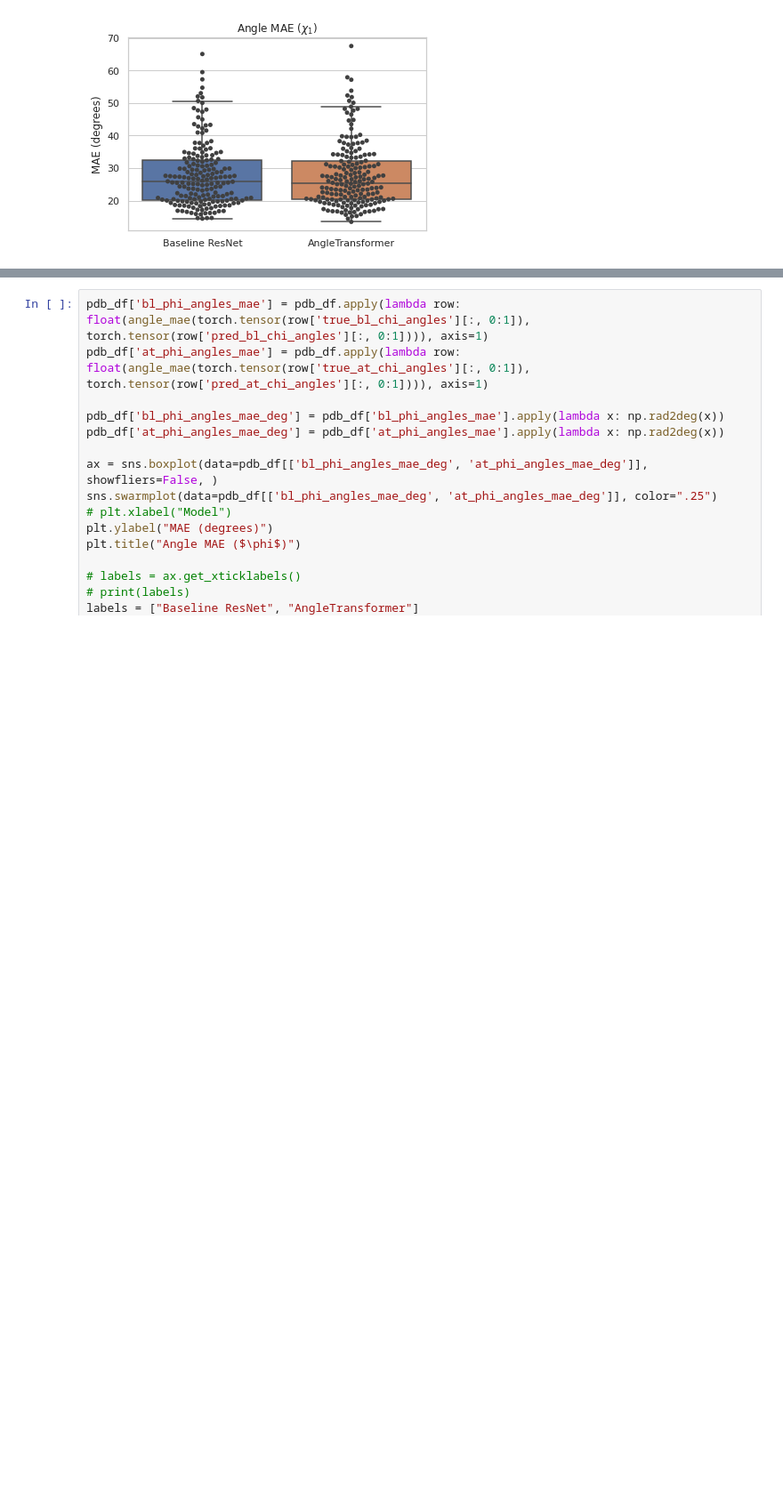
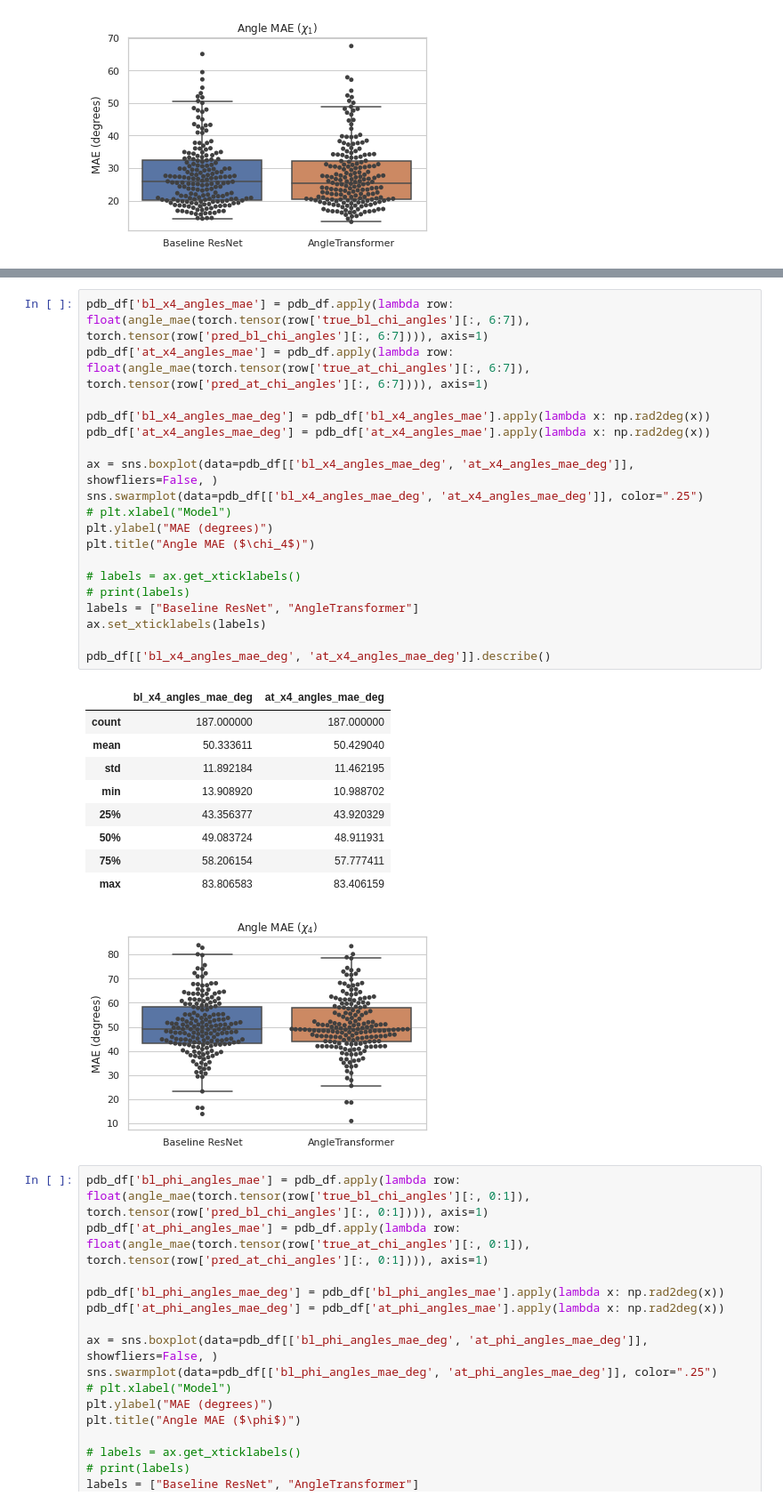
Before and after one commit to jonathanking/openfold, a Jupyter notebook: jk_research/angletransformer/230617_AT_angle_analysis.ipynb, the cells around one changed output, grey strips where cells are left out. Shown at 89% size. Cells and saved outputs as stored; diff of their text form; blank space fills up the shorter version.

```diff
--- a/jk_research/angletransformer/230617_AT_angle_analysis.ipynb
+++ b/jk_research/angletransformer/230617_AT_angle_analysis.ipynb
@@ -356,3 +416,33 @@ pdb_df[['bl_x1_angles_mae_deg', 'at_x1_angles_mae_deg']].describe()
+# %%
+pdb_df['bl_x4_angles_mae'] = pdb_df.apply(lambda row: float(angle_mae(torch.tensor(row['true_bl_chi_angles'][:, 6:7]), torch.tensor(row['pred_bl_chi_angles'][:, 6:7]))), axis=1)
+pdb_df['at_x4_angles_mae'] = pdb_df.apply(lambda row: float(angle_mae(torch.tensor(row['true_at_chi_angles'][:, 6:7]), torch.tensor(row['pred_at_chi_angles'][:, 6:7]))), axis=1)
+
+pdb_df['bl_x4_angles_mae_deg'] = pdb_df['bl_x4_angles_mae'].apply(lambda x: np.rad2deg(x))
+pdb_df['at_x4_angles_mae_deg'] = pdb_df['at_x4_angles_mae'].apply(lambda x: np.rad2deg(x))
+
+ax = sns.boxplot(data=pdb_df[['bl_x4_angles_mae_deg', 'at_x4_angles_mae_deg']], showfliers=False, )
+sns.swarmplot(data=pdb_df[['bl_x4_angles_mae_deg', 'at_x4_angles_mae_deg']], color=".25")
+# plt.xlabel("Model")
+plt.ylabel("MAE (degrees)")
+plt.title("Angle MAE ($\chi_4$)")
+
+# labels = ax.get_xticklabels()
+# print(labels)
+labels = ["Baseline ResNet", "AngleTransformer"]
+ax.set_xticklabels(labels)
+
+pdb_df[['bl_x4_angles_mae_deg', 'at_x4_angles_mae_deg']].describe()
+# %% [output]
+|  | bl_x4_angles_mae_deg | at_x4_angles_mae_deg |
+| count | 187.000000 | 187.000000 |
+| mean | 50.333611 | 50.429040 |
+| std | 11.892184 | 11.462195 |
+| min | 13.908920 | 10.988702 |
+| 25% | 43.356377 | 43.920329 |
+| 50% | 49.083724 | 48.911931 |
+| 75% | 58.206154 | 57.777411 |
+| max | 83.806583 | 83.406159 |
+[figure, added]
 # %%
 pdb_df['bl_phi_angles_mae'] = pdb_df.apply(lambda row: float(angle_mae(torch.tensor(row['true_bl_chi_angles'][:, 0:1]), torch.tensor(row['pred_bl_chi_angles'][:, 0:1]))), axis=1)
 pdb_df['at_phi_angles_mae'] = pdb_df.apply(lambda row: float(angle_mae(torch.tensor(row['true_at_chi_angles'][:, 0:1]), torch.tensor(row['pred_at_chi_angles'][:, 0:1]))), axis=1)
```
Also changed, not shown: parts of 2 cells of this notebook, 2 other files.
